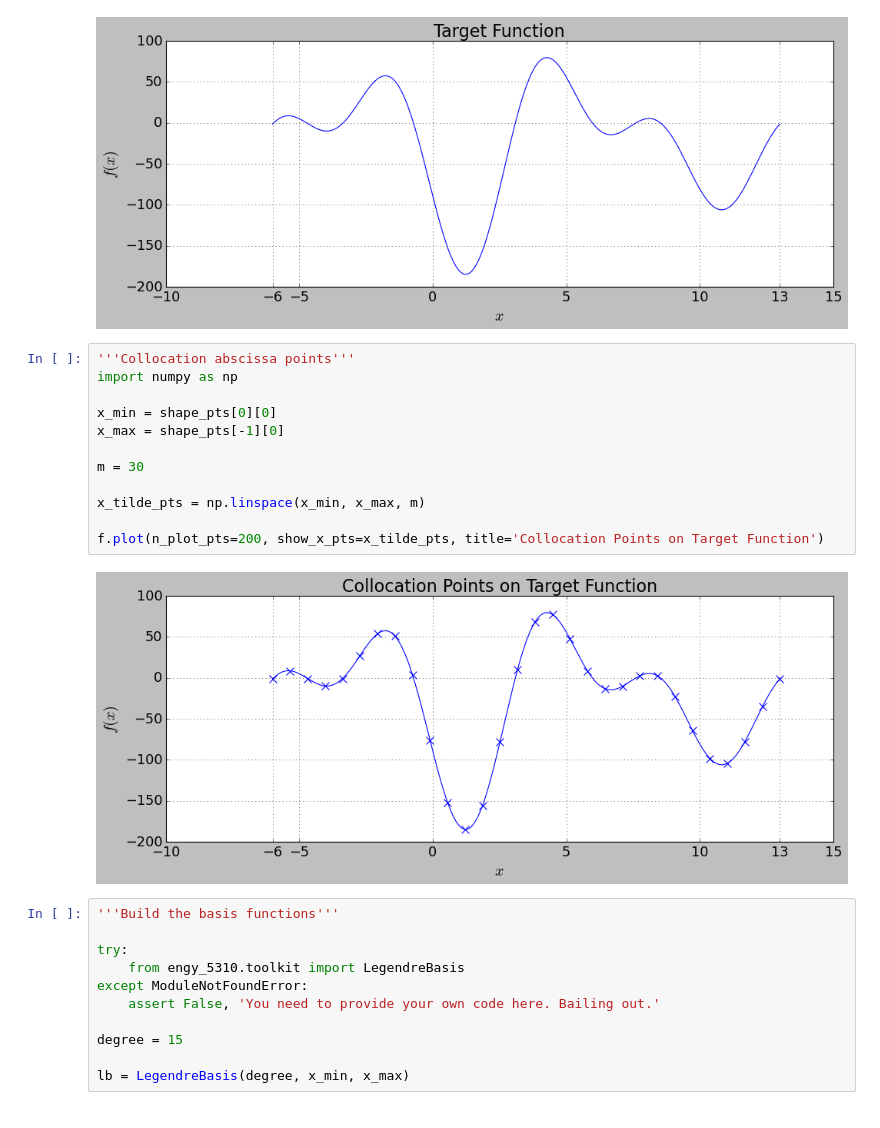
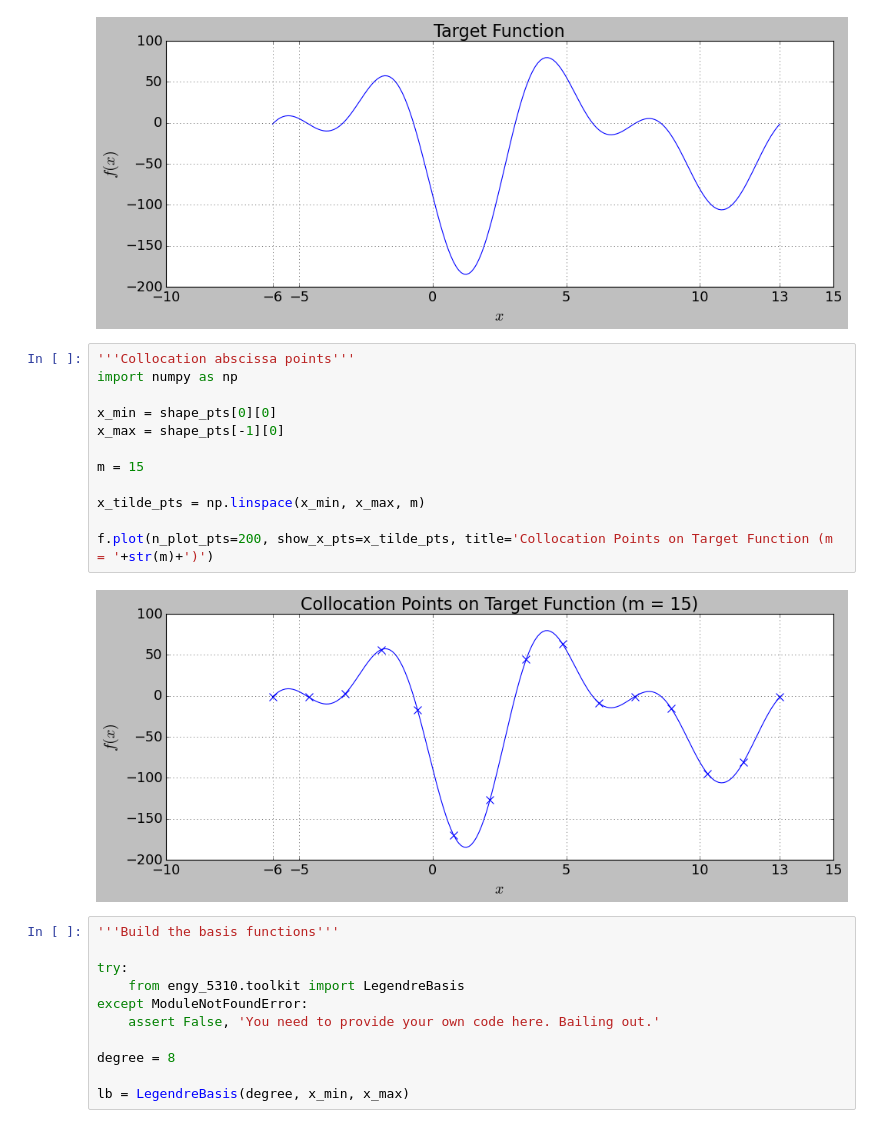
Before and after one commit to dpploy/engy-5330, a Jupyter notebook: notebooks/04-legendre-lsq-residual.ipynb, the cells around one changed output. Drawn from its saved outputs; the diff is of its cells as text.

```diff
--- a/notebooks/04-legendre-lsq-residual.ipynb
+++ b/notebooks/04-legendre-lsq-residual.ipynb
@@ -369,17 +593,17 @@ f.plot(n_plot_pts=200, title='Target Function')
 # %%
 '''Collocation abscissa points'''
 import numpy as np
 
 x_min = shape_pts[0][0]
 x_max = shape_pts[-1][0]
 
-m = 30
+m = 15
 
 x_tilde_pts = np.linspace(x_min, x_max, m)
 
-f.plot(n_plot_pts=200, show_x_pts=x_tilde_pts, title='Collocation Points on Target Function')
+f.plot(n_plot_pts=200, show_x_pts=x_tilde_pts, title='Collocation Points on Target Function (m = '+str(m)+')')
 # %% [output]
-[figure, old version]
+[figure, new version]
 # %%
 '''Build the basis functions'''
 
@@ -388,7 +612,7 @@ try:
 except ModuleNotFoundError:
     assert False, 'You need to provide your own code here. Bailing out.'
 
-degree = 15
+degree = 8
 
 lb = LegendreBasis(degree, x_min, x_max)
 # %%
```
Also changed, not shown: parts of 38 cells of this notebook, 4 other files.
